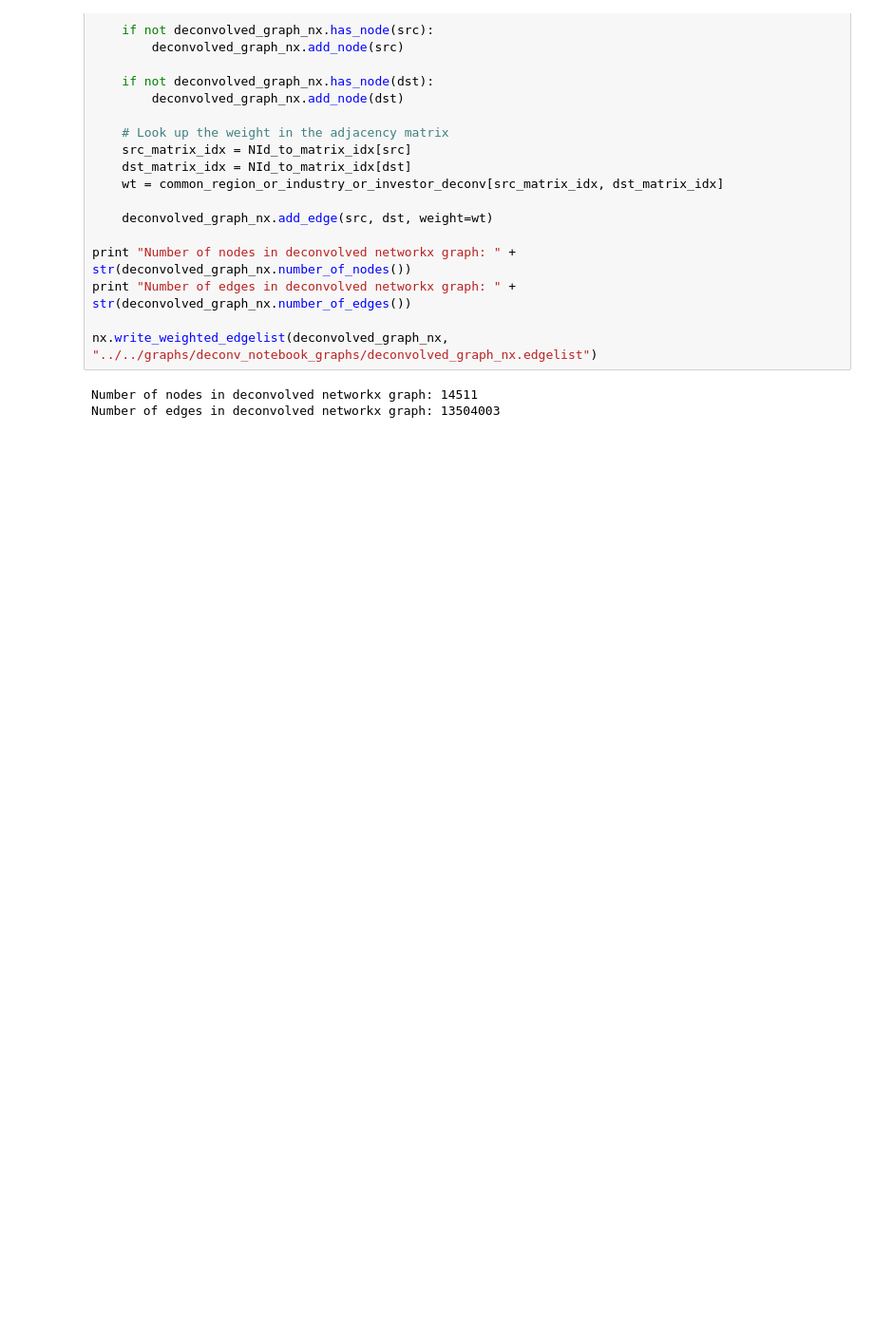
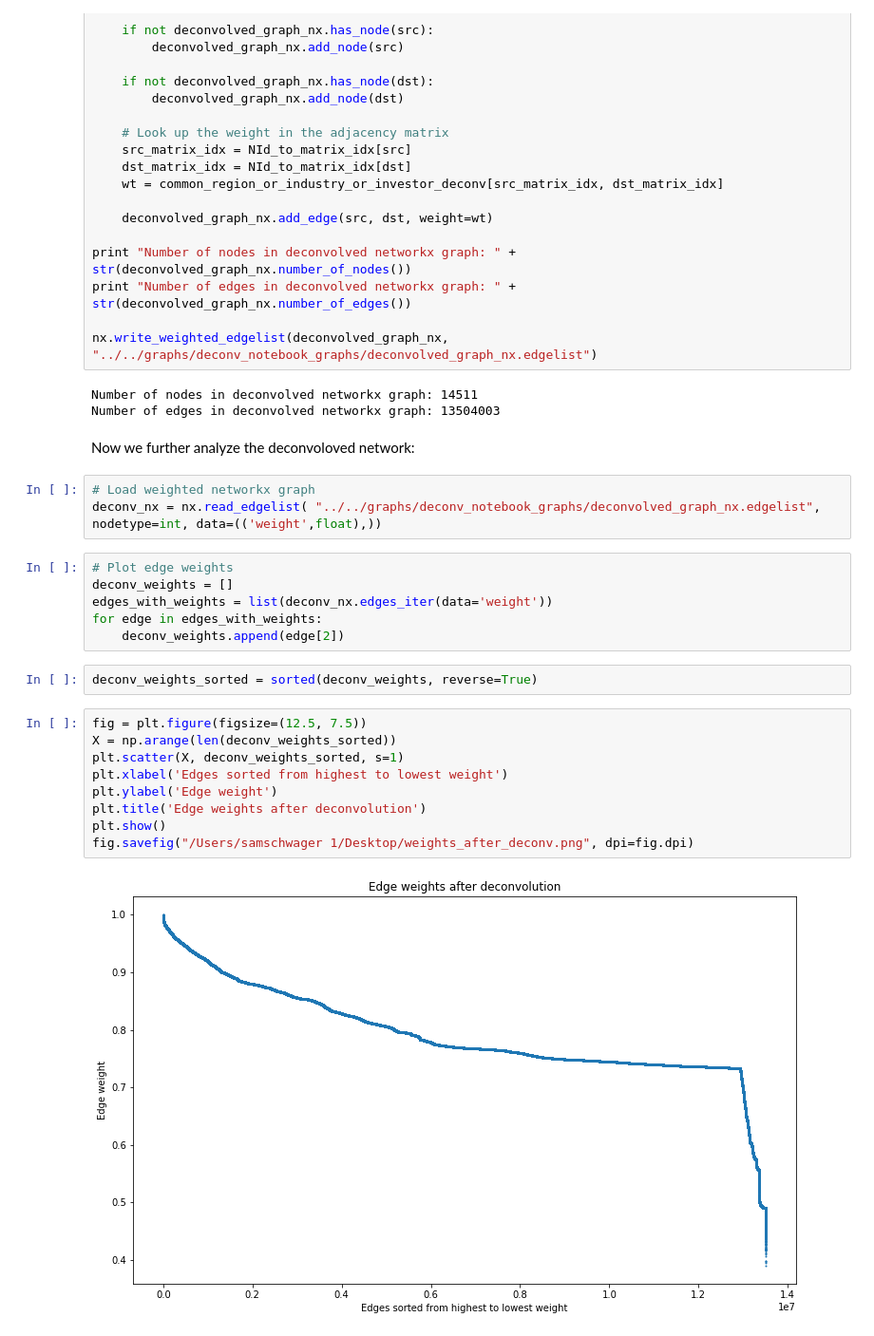
Before and after one commit to SRS95/CS224W, a Jupyter notebook: Notebooks/Centrality and Deconvolution.ipynb, the cells around one changed output. Shown at 95% size. Saved outputs shown, nothing was run; the diff lists cells and outputs as text; blank space fills up the shorter version.

```diff
--- a/Notebooks/Centrality and Deconvolution.ipynb
+++ b/Notebooks/Centrality and Deconvolution.ipynb
@@ -646,3 +793,27 @@ nx.write_weighted_edgelist(deconvolved_graph_nx, "../../graphs/deconv_notebook_g
 # %% [output]
 Number of nodes in deconvolved networkx graph: 14511
 Number of edges in deconvolved networkx graph: 13504003
+# %% [markdown]
+Now we further analyze the deconvoloved network:
+# %%
+# Load weighted networkx graph
+deconv_nx = nx.read_edgelist( "../../graphs/deconv_notebook_graphs/deconvolved_graph_nx.edgelist", nodetype=int, data=(('weight',float),))
+# %%
+# Plot edge weights
+deconv_weights = []
+edges_with_weights = list(deconv_nx.edges_iter(data='weight'))
+for edge in edges_with_weights:
+    deconv_weights.append(edge[2])
+# %%
+deconv_weights_sorted = sorted(deconv_weights, reverse=True)
+# %%
+fig = plt.figure(figsize=(12.5, 7.5))
+X = np.arange(len(deconv_weights_sorted))
+plt.scatter(X, deconv_weights_sorted, s=1)
+plt.xlabel('Edges sorted from highest to lowest weight')
+plt.ylabel('Edge weight')
+plt.title('Edge weights after deconvolution')
+plt.show()
+fig.savefig("/Users/samschwager 1/Desktop/weights_after_deconv.png", dpi=fig.dpi)
+# %% [output]
+[figure, added]
```
Also changed, not shown: parts of 17 cells of this notebook, 7 other files.
